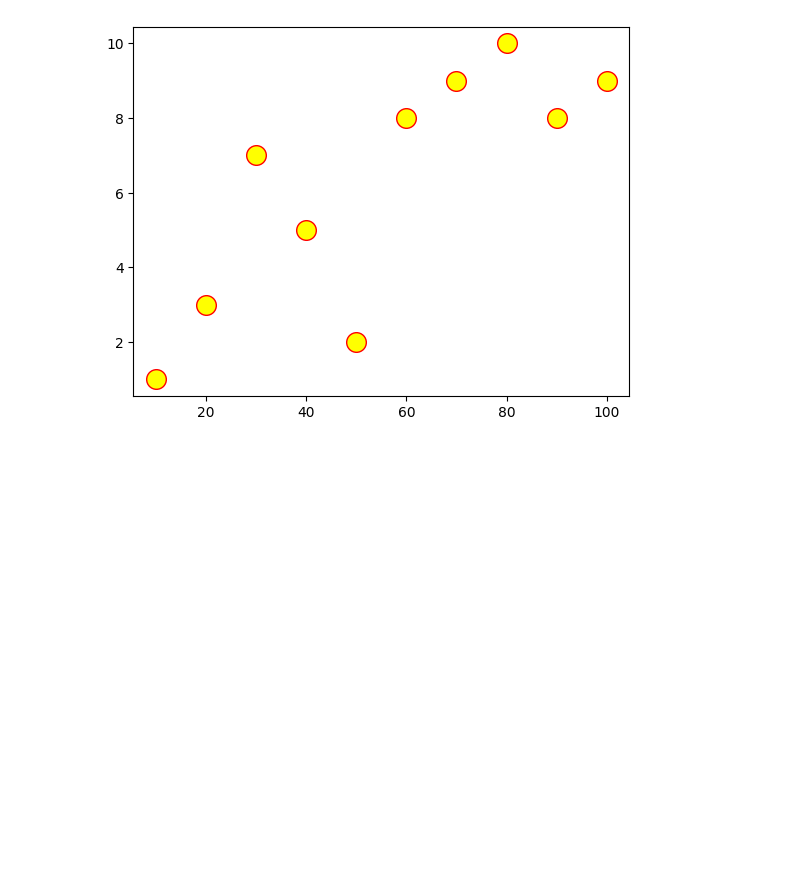
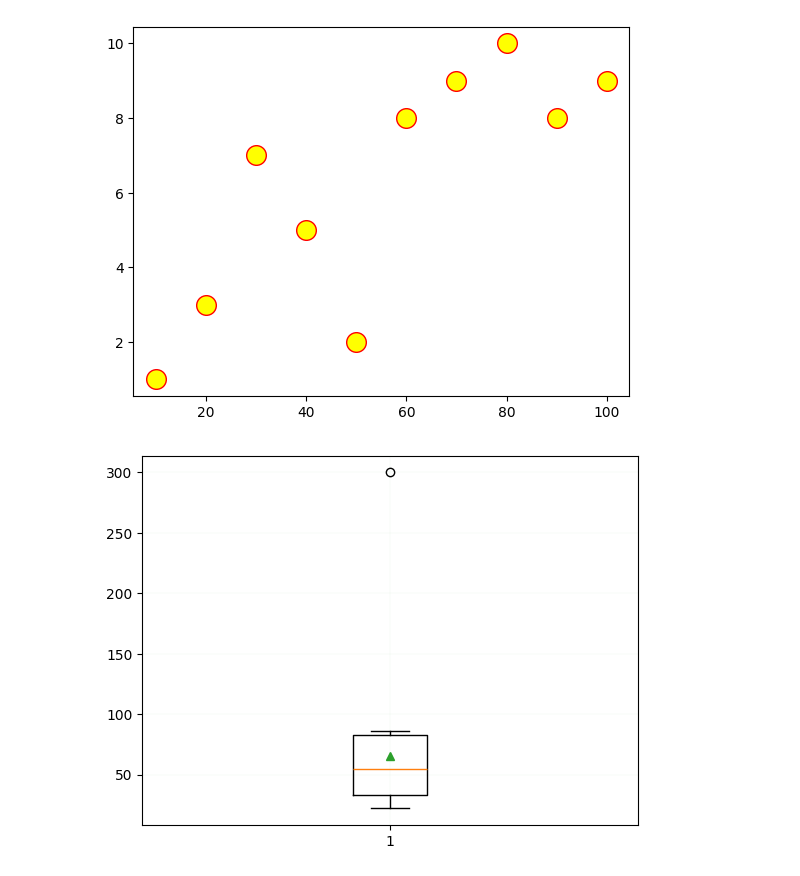
Before and after one commit to ShatakshiR/PythonDemo, a Jupyter notebook: visualization.ipynb, the cells around one changed output. Drawn from its saved outputs; the diff is of its cells as text; code cells hidden in the pictures; blank space fills up the shorter version.

```diff
--- a/visualization.ipynb
+++ b/visualization.ipynb
@@ -137,3 +137,21 @@ plt.scatter(a,b,color='yellow', s=200, edgecolor='red', marker='o')
 plt.show()
 # %% [output]
 [figure]
+# %%
+# box - plot chart
+# When you want to see different statistics for a variable
+# When you need to get insights on your data like the outliers, median, minimum value, maximum value, 25th%ile, 75th%ile
+
+age = [38,22,40,37,86,34,85,53,24,30,28,85,82,62,23,300,57,59,86,78]
+plt.boxplot(age, showmeans='True')
+plt.grid(True, color='g', linewidth=.05, linestyle=':')
+plt.show()
+
+# bottom whisker => minimum value
+# bottom line of the box => 25%ile value
+# orange line => Median
+# Top line of the box => 75%ile value
+# Top whisker => Maximum value
+# Dot => Outlier
+# %% [output]
+[figure, added]
```
